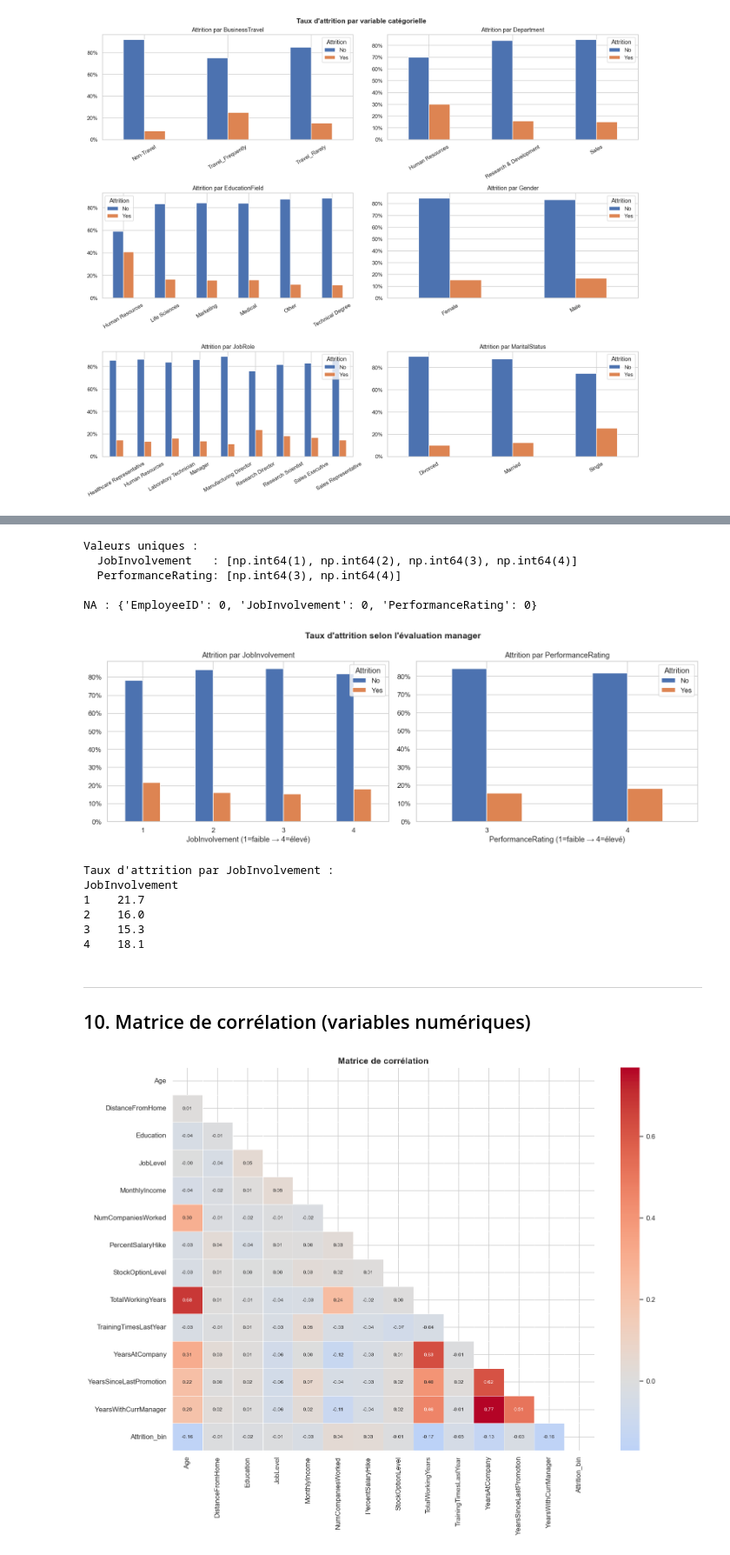
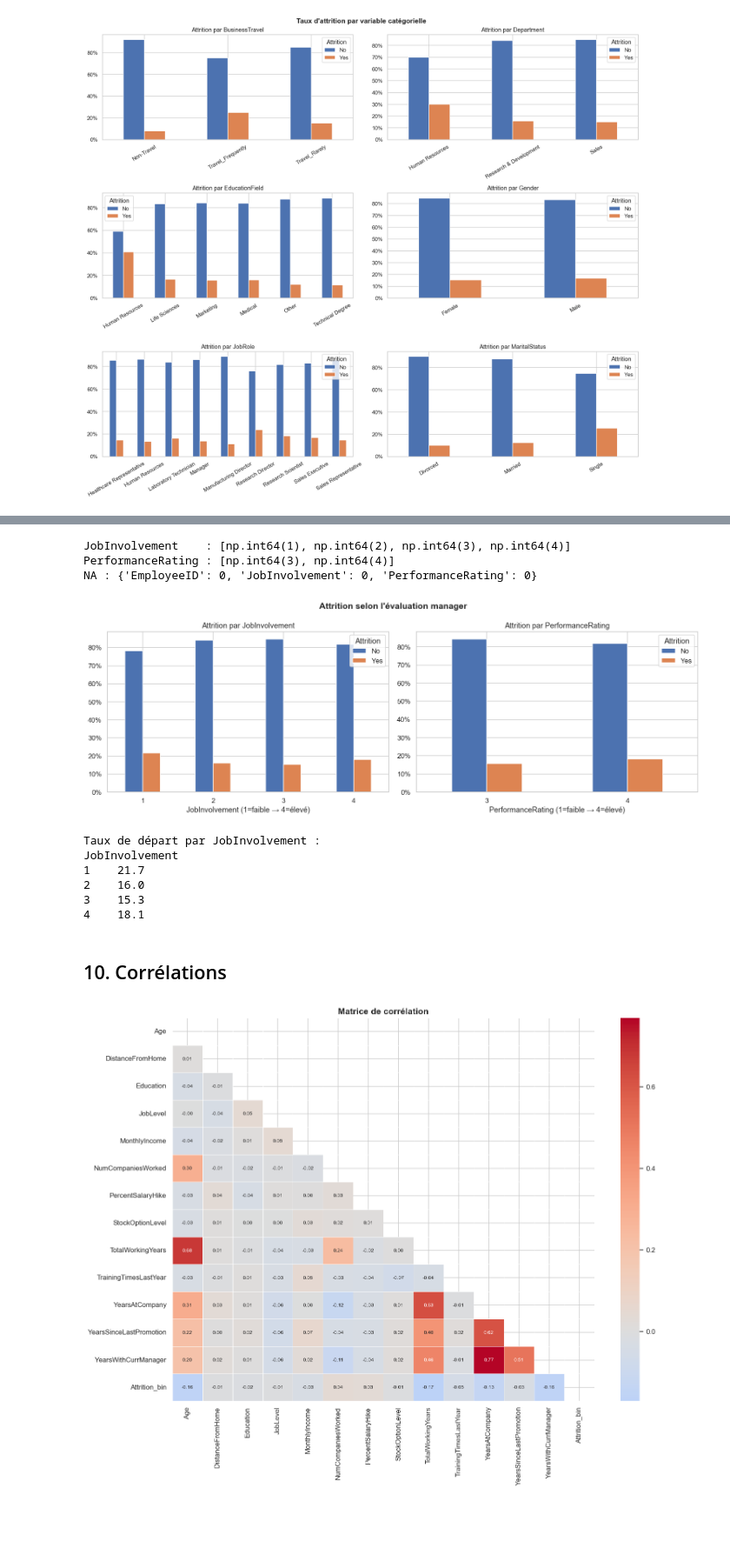
Before and after one commit to Nej-ma/A4-IA-HumanForYou, a Jupyter notebook: notebooks/01_exploration.ipynb, the cells around one changed output, grey strips where cells are left out. Shown at 87% size. Drawn from its saved outputs; the diff is of its cells as text; code cells hidden in the pictures; blank space fills up the shorter version.

```diff
--- a/notebooks/01_exploration.ipynb
+++ b/notebooks/01_exploration.ipynb
@@ -257,9 +256,9 @@ for i, col in enumerate(sat_cols):
     axes[i].yaxis.set_major_formatter(mtick.PercentFormatter())
     axes[i].tick_params(axis='x', rotation=0)
     axes[i].legend(title='Attrition')
-    axes[i].set_xlabel('Score (1=faible → 4=très élevé)')
+    axes[i].set_xlabel('Score (1=faible → 4=élevé)')
 
-plt.suptitle('Taux d\'attrition selon les scores de satisfaction', fontsize=14, fontweight='bold')
+plt.suptitle('Taux d\'attrition selon la satisfaction', fontsize=14, fontweight='bold')
 plt.tight_layout()
 plt.savefig('../outputs/satisfaction_attrition.png', bbox_inches='tight')
 plt.show()
@@ -277,47 +273,43 @@ Ce fichier contient deux variables issues de l'évaluation faite par le manager
 # %%
 manager_merged = manager.merge(general[['EmployeeID', 'Attrition']], on='EmployeeID')
 
-print("Valeurs uniques :")
-print(f"  JobInvolvement   : {sorted(manager['JobInvolvement'].unique())}")
-print(f"  PerformanceRating: {sorted(manager['PerformanceRating'].unique())}")
-print(f"\nNA : {manager.isna().sum().to_dict()}")
+print(f"JobInvolvement    : {sorted(manager['JobInvolvement'].unique())}")
+print(f"PerformanceRating : {sorted(manager['PerformanceRating'].unique())}")
+print(f"NA : {manager.isna().sum().to_dict()}")
 
 fig, axes = plt.subplots(1, 2, figsize=(14, 5))
 
 for i, col in enumerate(['JobInvolvement', 'PerformanceRating']):
     tbl = manager_merged.groupby([col, 'Attrition']).size().unstack(fill_value=0)
     tbl_pct = tbl.div(tbl.sum(axis=1), axis=0) * 100
     tbl_pct.plot(kind='bar', ax=axes[i], color=['#4C72B0', '#DD8452'], edgecolor='white')
     axes[i].set_title(f'Attrition par {col}')
     axes[i].set_xlabel(f'{col} (1=faible → 4=élevé)')
     axes[i].yaxis.set_major_formatter(mtick.PercentFormatter())
     axes[i].tick_params(axis='x', rotation=0)
     axes[i].legend(title='Attrition')
 
-plt.suptitle("Taux d'attrition selon l'évaluation manager", fontsize=14, fontweight='bold')
+plt.suptitle("Attrition selon l'évaluation manager", fontsize=14, fontweight='bold')
 plt.tight_layout()
 plt.savefig('../outputs/manager_survey_attrition.png', bbox_inches='tight')
 plt.show()
 
-print("\nTaux d'attrition par JobInvolvement :")
+print("\nTaux de départ par JobInvolvement :")
 print(manager_merged.groupby('JobInvolvement')['Attrition']
       .apply(lambda x: (x == 'Yes').mean() * 100).round(1).to_string())
 # %% [output]
-Valeurs uniques :
-  JobInvolvement   : [np.int64(1), np.int64(2), np.int64(3), np.int64(4)]
-  PerformanceRating: [np.int64(3), np.int64(4)]
-
+JobInvolvement    : [np.int64(1), np.int64(2), np.int64(3), np.int64(4)]
+PerformanceRating : [np.int64(3), np.int64(4)]
 NA : {'EmployeeID': 0, 'JobInvolvement': 0, 'PerformanceRating': 0}
-[figure, old version]
+[figure, new version]
-Taux d'attrition par JobInvolvement :
+Taux de départ par JobInvolvement :
 JobInvolvement
 1    21.7
 2    16.0
 3    15.3
 4    18.1
-# %% [markdown]
----
-## 10. Matrice de corrélation (variables numériques)
+# %% [markdown]
+## 10. Corrélations
 # %%
 gen_corr = general.copy()
 gen_corr['Attrition_bin'] = (gen_corr['Attrition'] == 'Yes').astype(int)
```
Also changed, not shown: parts of 28 cells of this notebook, 5 other files.
